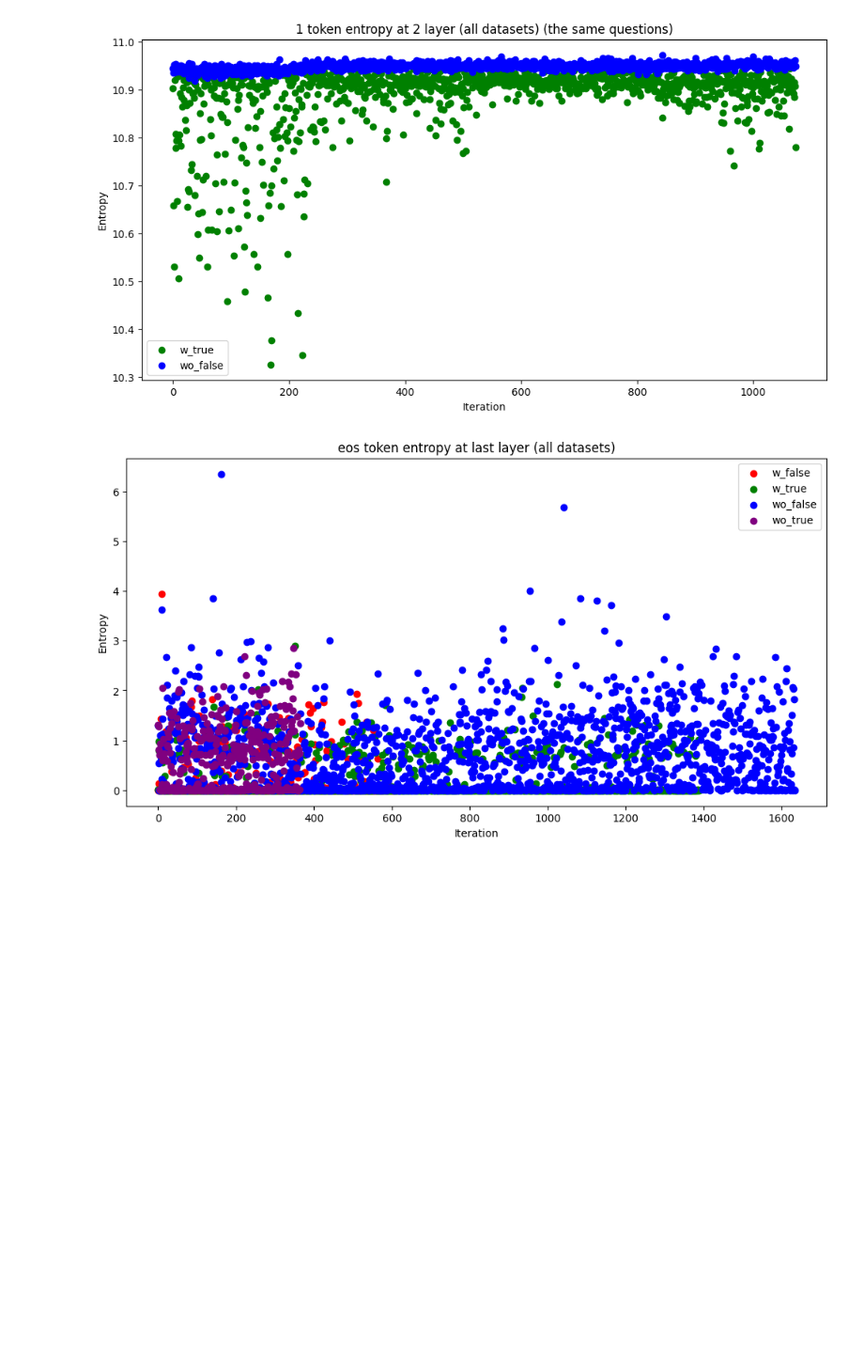
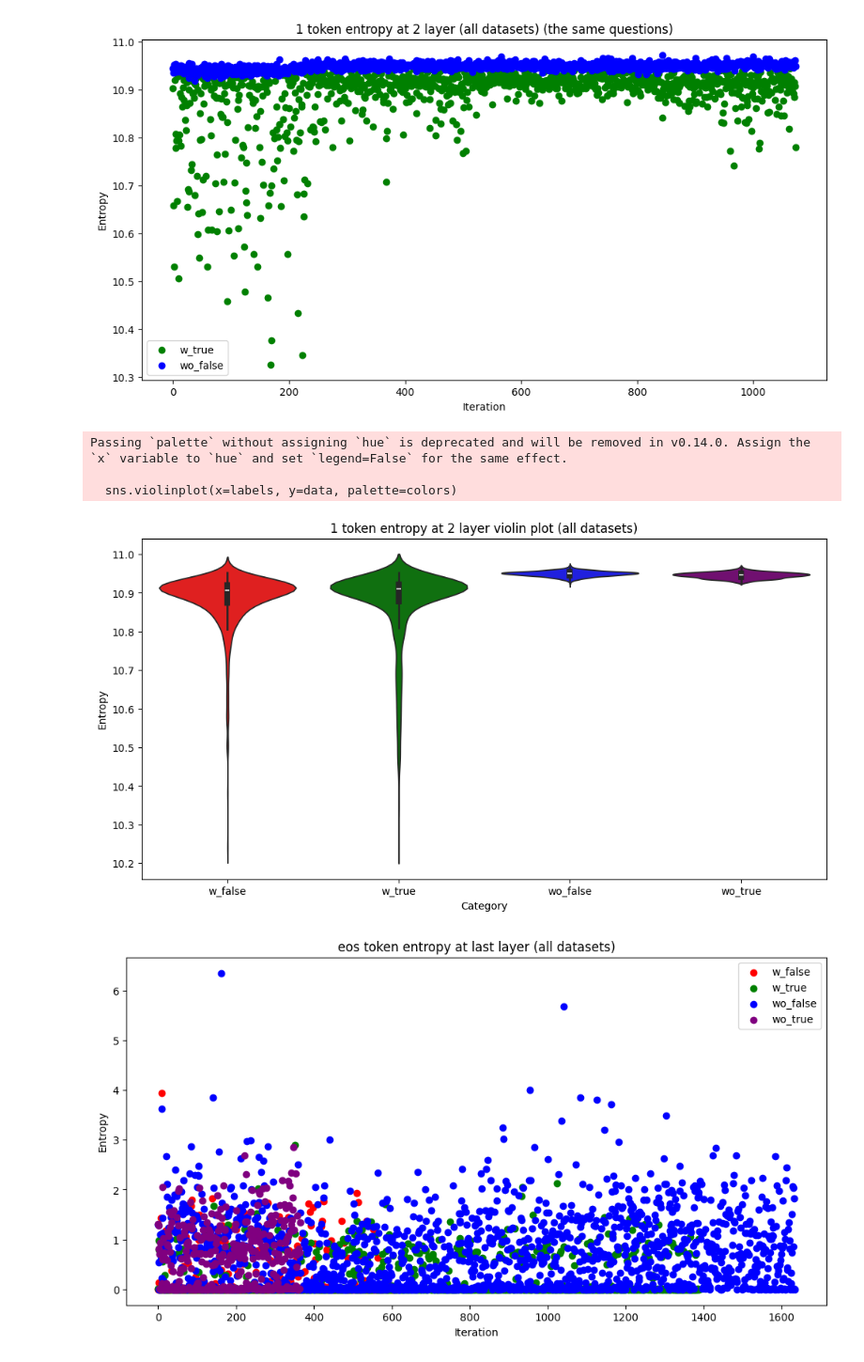
Before and after one commit to sashaboriskin/rag_routing, a Jupyter notebook: notebooks/entropies_plots.ipynb, the cells around one changed output. Shown at 94% size. Saved outputs shown, nothing was run; the diff lists cells and outputs as text; code cells hidden in the pictures; blank space fills up the shorter version.

Commit message:
Add entropy violin plots

```diff
--- a/notebooks/entropies_plots.ipynb
+++ b/notebooks/entropies_plots.ipynb
@@ -639,6 +639,25 @@ plt.legend()
 plt.show()
 # %% [output]
 [figure]
+# %%
+data = []
+labels = []
+for key, values in subsamples.items():
+    data.extend(values)
+    labels.extend([key] * len(values))
+
+plt.figure(figsize=(12, 6))
+sns.violinplot(x=labels, y=data, palette=colors)
+
+plt.title('1 token entropy at 2 layer violin plot (all datasets)')
+plt.xlabel('Category')
+plt.ylabel('Entropy')
+plt.show()
+# %% [output]
+Passing `palette` without assigning `hue` is deprecated and will be removed in v0.14.0. Assign the `x` variable to `hue` and set `legend=False` for the same effect.
+
+  sns.violinplot(x=labels, y=data, palette=colors)
+[figure, added]
 # %%
 eos_subsamples = {}
 for dataset_name in ('nq_dataset', 'wiki_multi_dataset', 'hot_pot_dataset', 'musique_dataset'):
```
Also changed, not shown: parts of 1 cell of this notebook.
